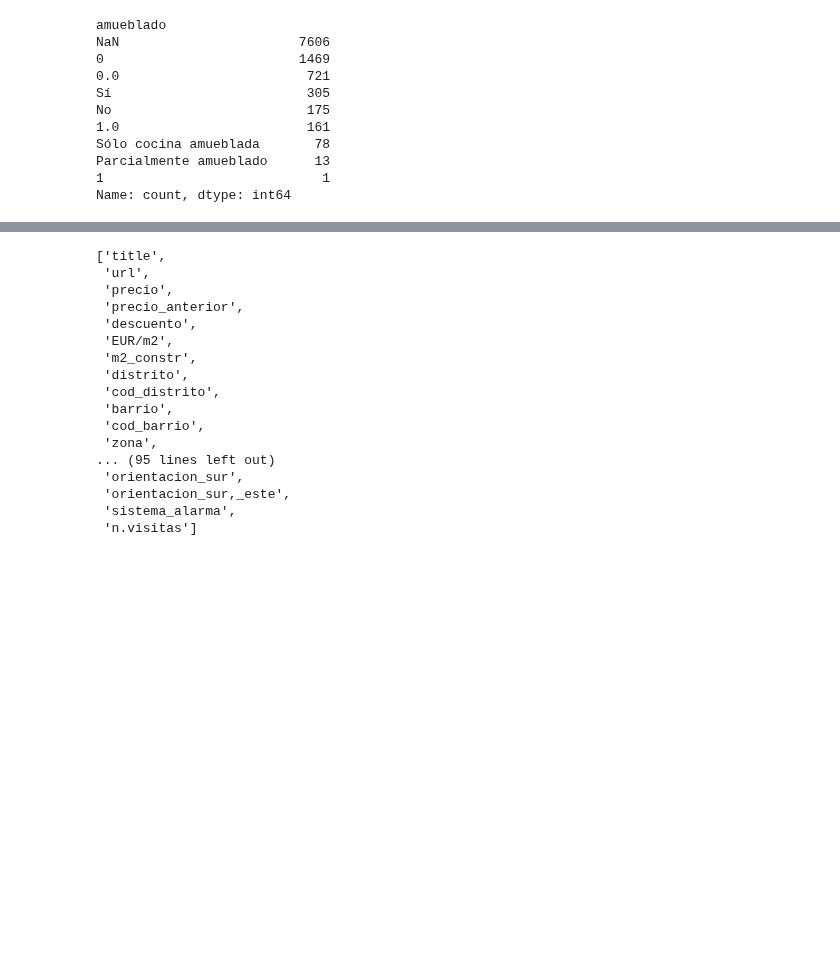
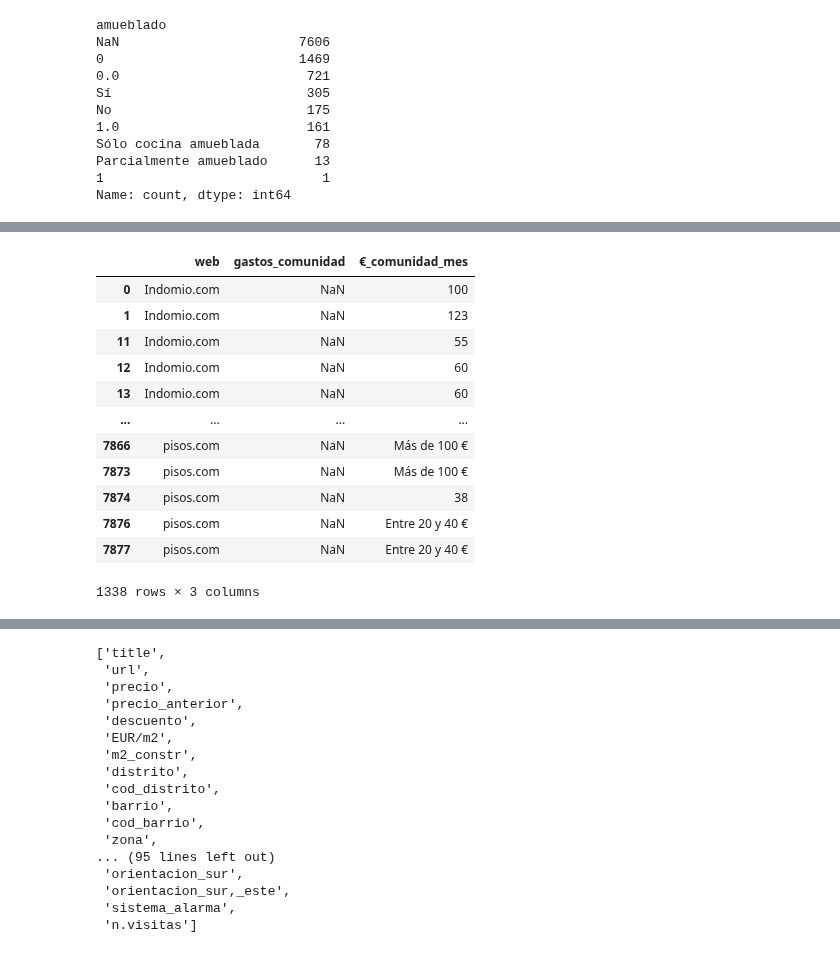
Before and after one commit to avaquerocastro/precios-de-vivienda-madrid, a Jupyter notebook: codigo/01-preprocesamiento-de-datos/Revision_columnas/Revision_Columnas.ipynb, the cells around one changed output, grey strips where cells are left out. Saved outputs shown, nothing was run; the diff lists cells and outputs as text; code cells hidden in the pictures; blank space fills up the shorter version.

```diff
--- a/codigo/01-preprocesamiento-de-datos/Revision_columnas/Revision_Columnas.ipynb
+++ b/codigo/01-preprocesamiento-de-datos/Revision_columnas/Revision_Columnas.ipynb
@@ -695,0 +974,16 @@ Name: count, dtype: int64
+# %%
+df17.query("`€_comunidad_mes`.notnull() and  gastos_comunidad.isnull() ")[['web','gastos_comunidad','€_comunidad_mes']]
+# %% [output]
+|  | web | gastos_comunidad | €_comunidad_mes |
+| 0 | Indomio.com | NaN | 100 |
+| 1 | Indomio.com | NaN | 123 |
+| 11 | Indomio.com | NaN | 55 |
+| 12 | Indomio.com | NaN | 60 |
+| 13 | Indomio.com | NaN | 60 |
+| ... | ... | ... | ... |
+| 7866 | pisos.com | NaN | Más de 100 € |
+| 7873 | pisos.com | NaN | Más de 100 € |
+| 7874 | pisos.com | NaN | 38 |
+| 7876 | pisos.com | NaN | Entre 20 y 40 € |
+| 7877 | pisos.com | NaN | Entre 20 y 40 € |
+1338 rows × 3 columns
```
Also changed, not shown: parts of 82 cells of this notebook, 4 other files.
